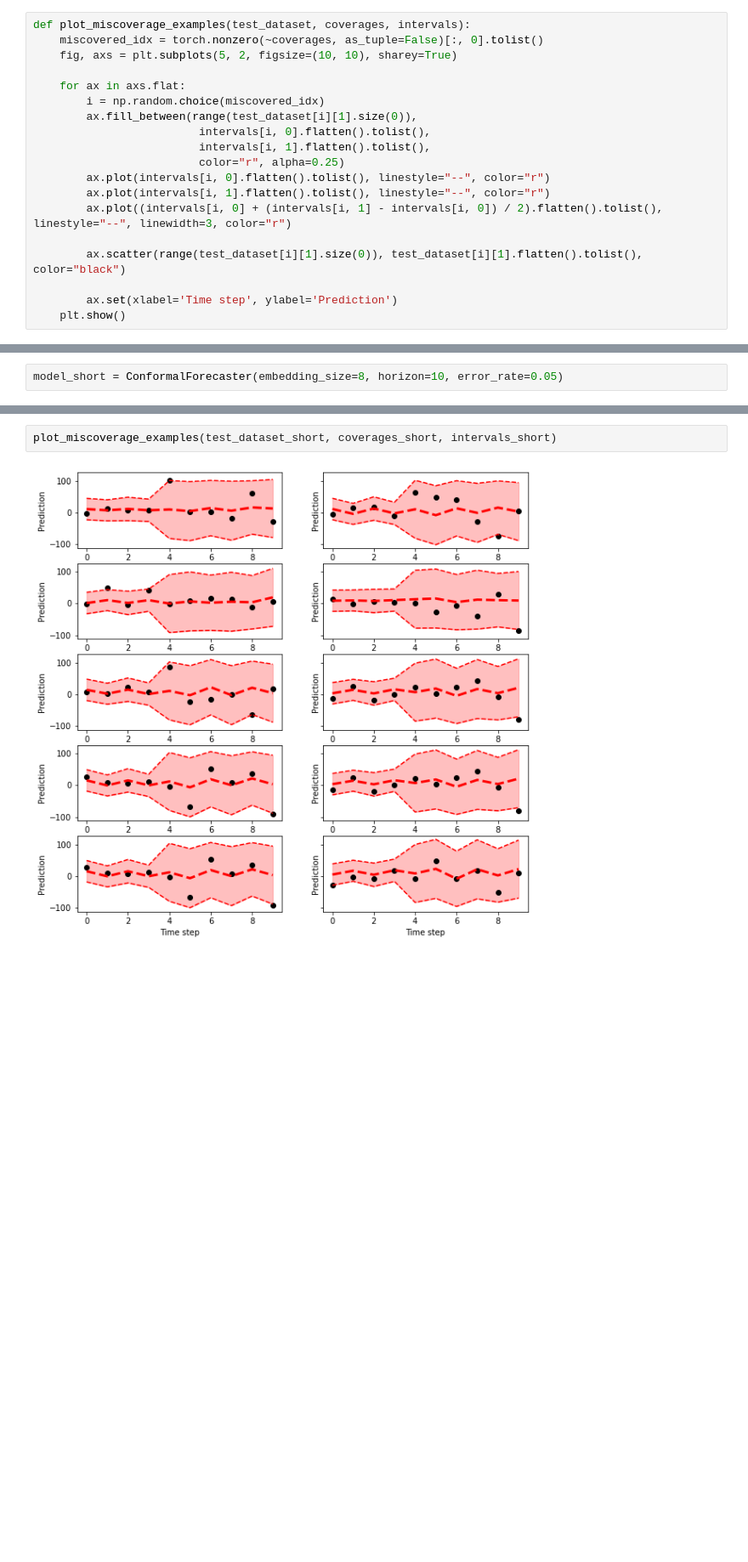
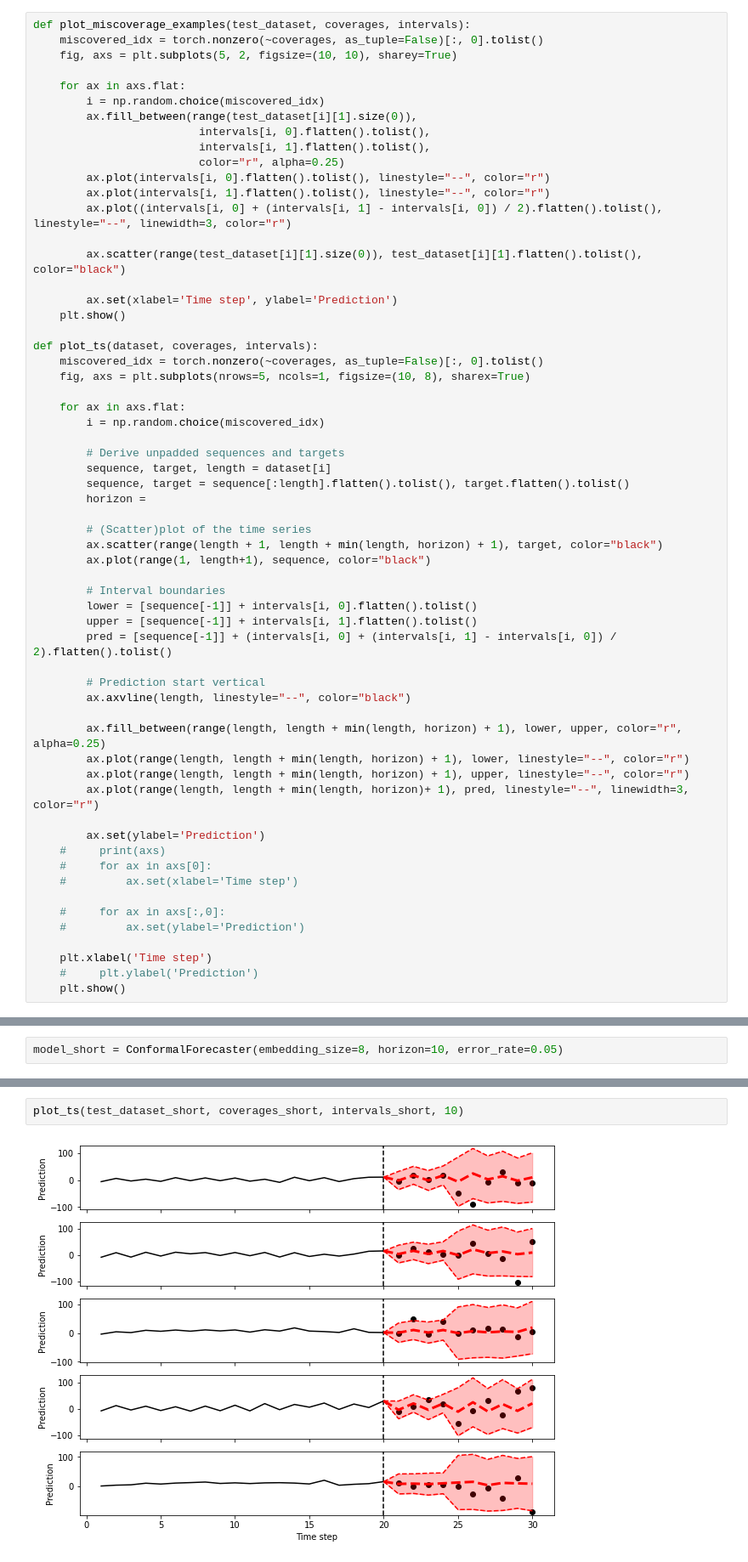
Before and after one commit to kamilest/conformal-rnn, a Jupyter notebook: conformal.ipynb, the cells around one changed output, grey strips where cells are left out. Shown at 85% size. Drawn from its saved outputs; the diff is of its cells as text; blank space fills up the shorter version.

Commit message:
Remove horizon argument from timeseries plotting.

```diff
--- a/conformal.ipynb
+++ b/conformal.ipynb
@@ -24,6 +24,47 @@ def plot_miscoverage_examples(test_dataset, coverages, intervals):
 
         ax.set(xlabel='Time step', ylabel='Prediction')
     plt.show()
+
+def plot_ts(dataset, coverages, intervals):
+    miscovered_idx = torch.nonzero(~coverages, as_tuple=False)[:, 0].tolist()
+    fig, axs = plt.subplots(nrows=5, ncols=1, figsize=(10, 8), sharex=True)
+
+    for ax in axs.flat:
+        i = np.random.choice(miscovered_idx)
+
+        # Derive unpadded sequences and targets
+        sequence, target, length = dataset[i]
+        sequence, target = sequence[:length].flatten().tolist(), target.flatten().tolist()
+        horizon =
+
+        # (Scatter)plot of the time series
+        ax.scatter(range(length + 1, length + min(length, horizon) + 1), target, color="black")
+        ax.plot(range(1, length+1), sequence, color="black")
+
+        # Interval boundaries
+        lower = [sequence[-1]] + intervals[i, 0].flatten().tolist()
+        upper = [sequence[-1]] + intervals[i, 1].flatten().tolist()
+        pred = [sequence[-1]] + (intervals[i, 0] + (intervals[i, 1] - intervals[i, 0]) / 2).flatten().tolist()
+
+        # Prediction start vertical
+        ax.axvline(length, linestyle="--", color="black")
+
+        ax.fill_between(range(length, length + min(length, horizon) + 1), lower, upper, color="r", alpha=0.25)
+        ax.plot(range(length, length + min(length, horizon) + 1), lower, linestyle="--", color="r")
+        ax.plot(range(length, length + min(length, horizon) + 1), upper, linestyle="--", color="r")
+        ax.plot(range(length, length + min(length, horizon)+ 1), pred, linestyle="--", linewidth=3, color="r")
+
+        ax.set(ylabel='Prediction')
+    #     print(axs)
+    #     for ax in axs[0]:
+    #         ax.set(xlabel='Time step')
+
+    #     for ax in axs[:,0]:
+    #         ax.set(ylabel='Prediction')
+
+    plt.xlabel('Time step')
+    #     plt.ylabel('Prediction')
+    plt.show()
 # %% [markdown]
 ## Generate datasets
 # %%
@@ -92,6 +133,6 @@ Epoch: 400      Train loss: 719.4460754394531
 Epoch: 450      Train loss: 718.8731506347656
 % of series within predicted intervals: 0.9300000071525574
 # %%
-plot_miscoverage_examples(test_dataset_short, coverages_short, intervals_short)
+plot_ts(test_dataset_short, coverages_short, intervals_short, 10)
 # %% [output]
-[figure, old version]
+[figure, new version]
```
Also changed, not shown: parts of 3 cells of this notebook.
